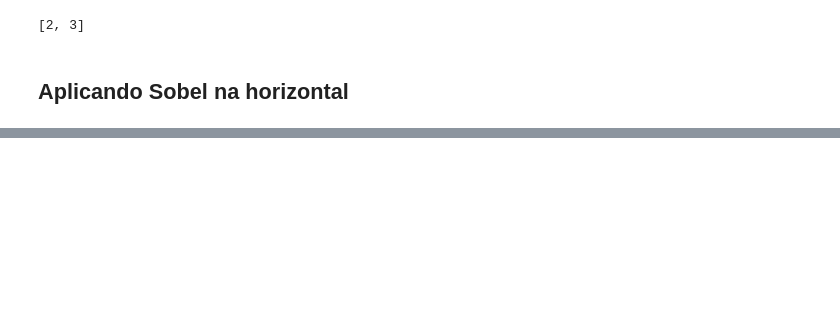
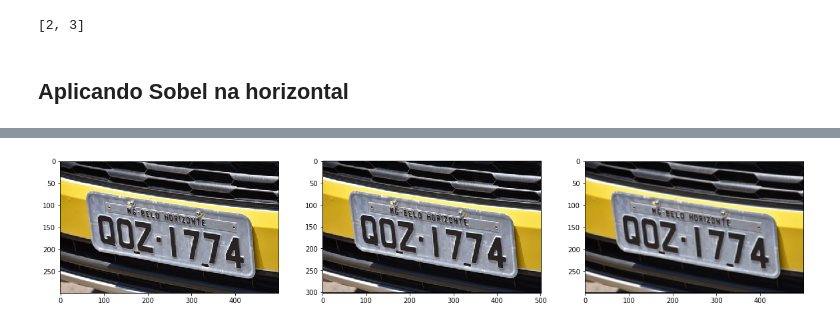
Before and after one commit to jpvt/Digital_Image_Processing, a Jupyter notebook: notebooks/correlator_testing.ipynb, the cells around one changed output, grey strips where cells are left out. Drawn from its saved outputs; the diff is of its cells as text; code cells hidden in the pictures; blank space fills up the shorter version.

```diff
--- a/notebooks/correlator_testing.ipynb
+++ b/notebooks/correlator_testing.ipynb
@@ -102,0 +118,12 @@ plt.show()
+# %%
+c = Correlator()
+
+original, padded_image, output = c.apply_box_filter("../app/assets/Imagens_teste/Detran_Minas-Gerais.jpg")
+# %%
+f, ax = plt.subplots(1,3, figsize=(20, 20))
+ax[0].imshow(original.astype(int))
+ax[1].imshow(padded_image.astype(int))
+ax[2].imshow(output.astype(int))
+plt.show()
+# %% [output]
+[figure, added]
```
Also changed, not shown: parts of 5 cells of this notebook, 1 other file.
